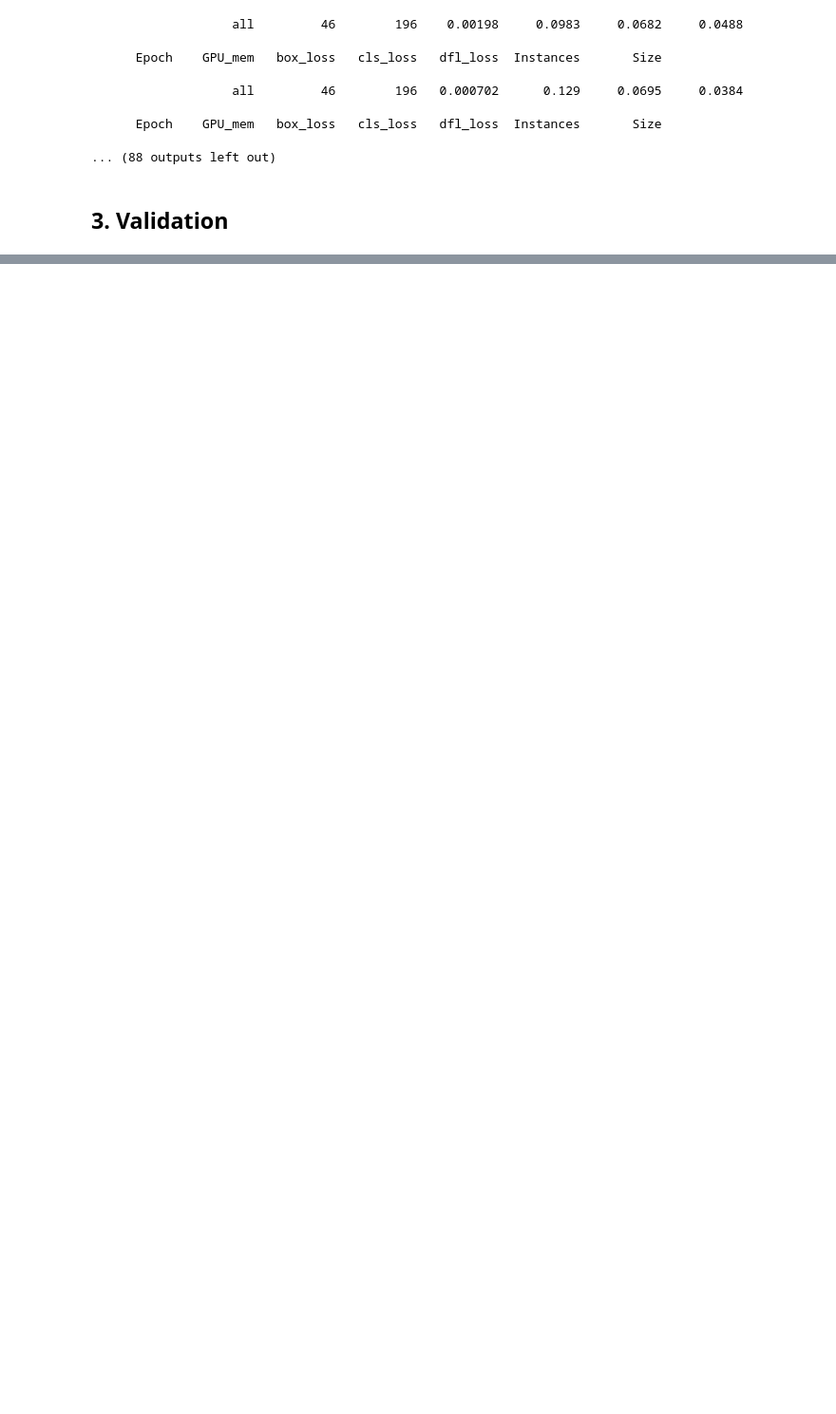
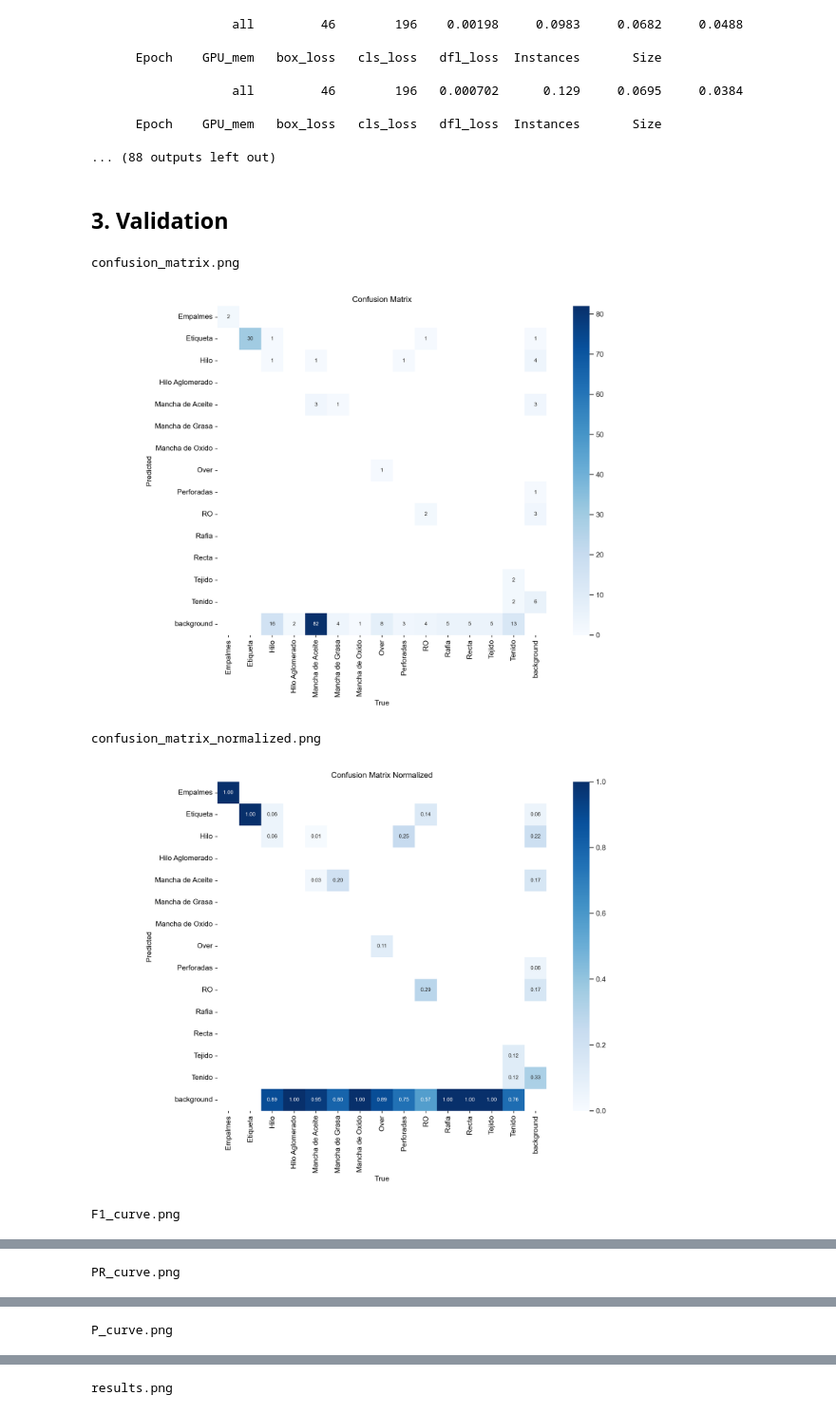
Before and after one commit to Marcony1/textile-image-defect-detector, a Jupyter notebook: notebooks/04_YOLO11_baseline_detection.ipynb, the cells around one changed output, grey strips where cells are left out. Shown at 95% size. Saved outputs shown, nothing was run; the diff lists cells and outputs as text; code cells hidden in the pictures; blank space fills up the shorter version.

Commit message:
Added validation results

```diff
--- a/notebooks/04_YOLO11_baseline_detection.ipynb
+++ b/notebooks/04_YOLO11_baseline_detection.ipynb
@@ -75,3 +75,23 @@ Starting training for 100 epochs...
 ... (88 outputs left out)
 # %% [markdown]
 ## 3. Validation
+# %%
+import os
+from IPython.display import display, Image
+
+# Images Path
+folder_path = "../runs/training3/"
+
+# PNG images with results
+png_files = [f for f in os.listdir(folder_path) if f.endswith(".png")]
+
+# Show images
+for img_file in png_files:
+    print(img_file)
+    display(Image(filename=os.path.join(folder_path, img_file), width=600))
+# %% [output]
+confusion_matrix.png
+[figure, added]
+confusion_matrix_normalized.png
+[figure, added]
+F1_curve.png
@@ -77,0 +99 @@ Starting training for 100 epochs...
+PR_curve.png
@@ -77,0 +101 @@ Starting training for 100 epochs...
+P_curve.png
@@ -77,0 +103 @@ Starting training for 100 epochs...
+results.png
```
Also changed, not shown: parts of 3 cells of this notebook.
